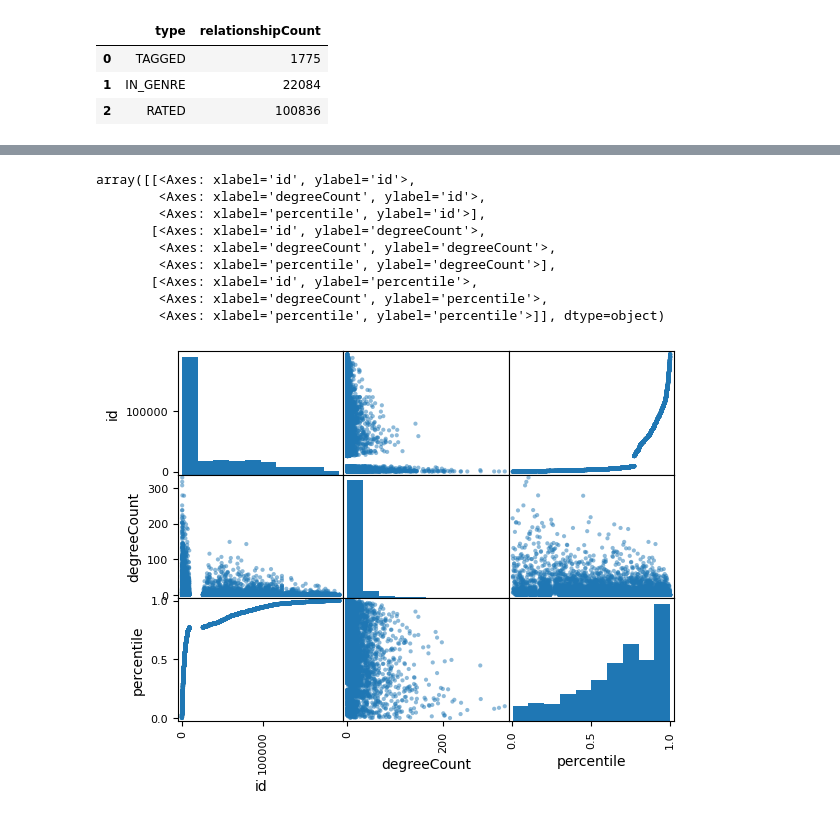
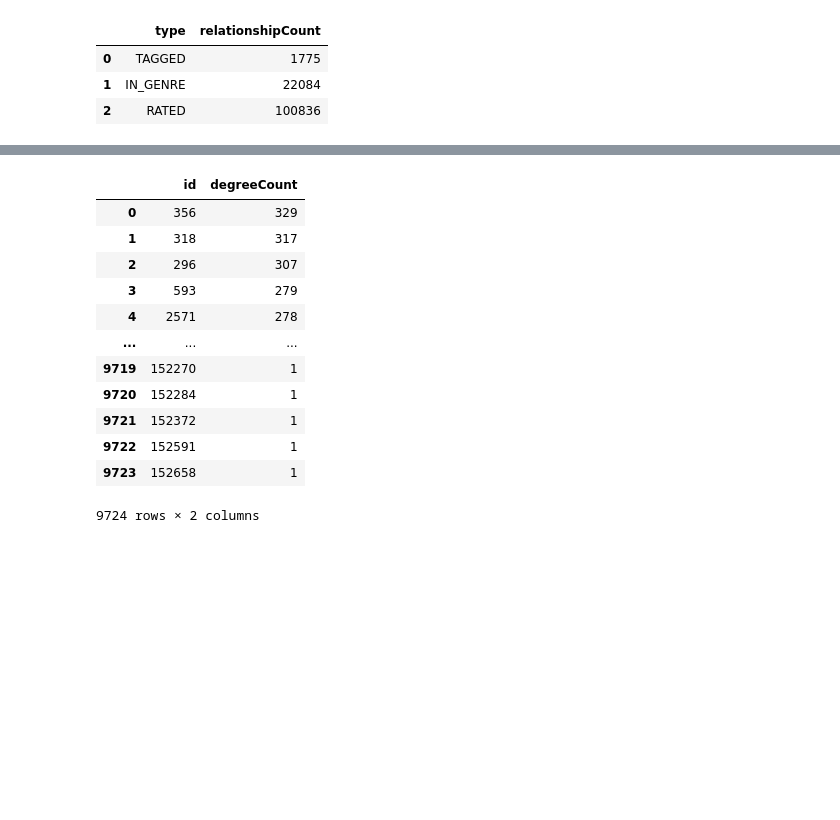
Before and after one commit to AngeloLongano/graph_analytics_movie_dataset, a Jupyter notebook: graph_analytics.ipynb, the cells around one changed output, grey strips where cells are left out. Drawn from its saved outputs; the diff is of its cells as text; code cells hidden in the pictures; blank space fills up the shorter version.

```diff
--- a/graph_analytics.ipynb
+++ b/graph_analytics.ipynb
@@ -236,13 +255,16 @@ all_tags_df.boxplot(column="degreeCount", ax=axs[1, 1])
-# %%
-pd.plotting.scatter_matrix(all_ratings_df)
-# %% [output]
-array([[<Axes: xlabel='id', ylabel='id'>,
-        <Axes: xlabel='degreeCount', ylabel='id'>,
-        <Axes: xlabel='percentile', ylabel='id'>],
-       [<Axes: xlabel='id', ylabel='degreeCount'>,
-        <Axes: xlabel='degreeCount', ylabel='degreeCount'>,
-        <Axes: xlabel='percentile', ylabel='degreeCount'>],
-       [<Axes: xlabel='id', ylabel='percentile'>,
-        <Axes: xlabel='degreeCount', ylabel='percentile'>,
-        <Axes: xlabel='percentile', ylabel='percentile'>]], dtype=object)
-[figure, removed]
+# %%
+all_ratings_df
+# %% [output]
+|  | id | degreeCount |
+| 0 | 356 | 329 |
+| 1 | 318 | 317 |
+| 2 | 296 | 307 |
+| 3 | 593 | 279 |
+| 4 | 2571 | 278 |
+| ... | ... | ... |
+| 9719 | 152270 | 1 |
+| 9720 | 152284 | 1 |
+| 9721 | 152372 | 1 |
+| 9722 | 152591 | 1 |
+| 9723 | 152658 | 1 |
+9724 rows × 2 columns
```
Also changed, not shown: parts of 5 cells of this notebook, 2 other files.
